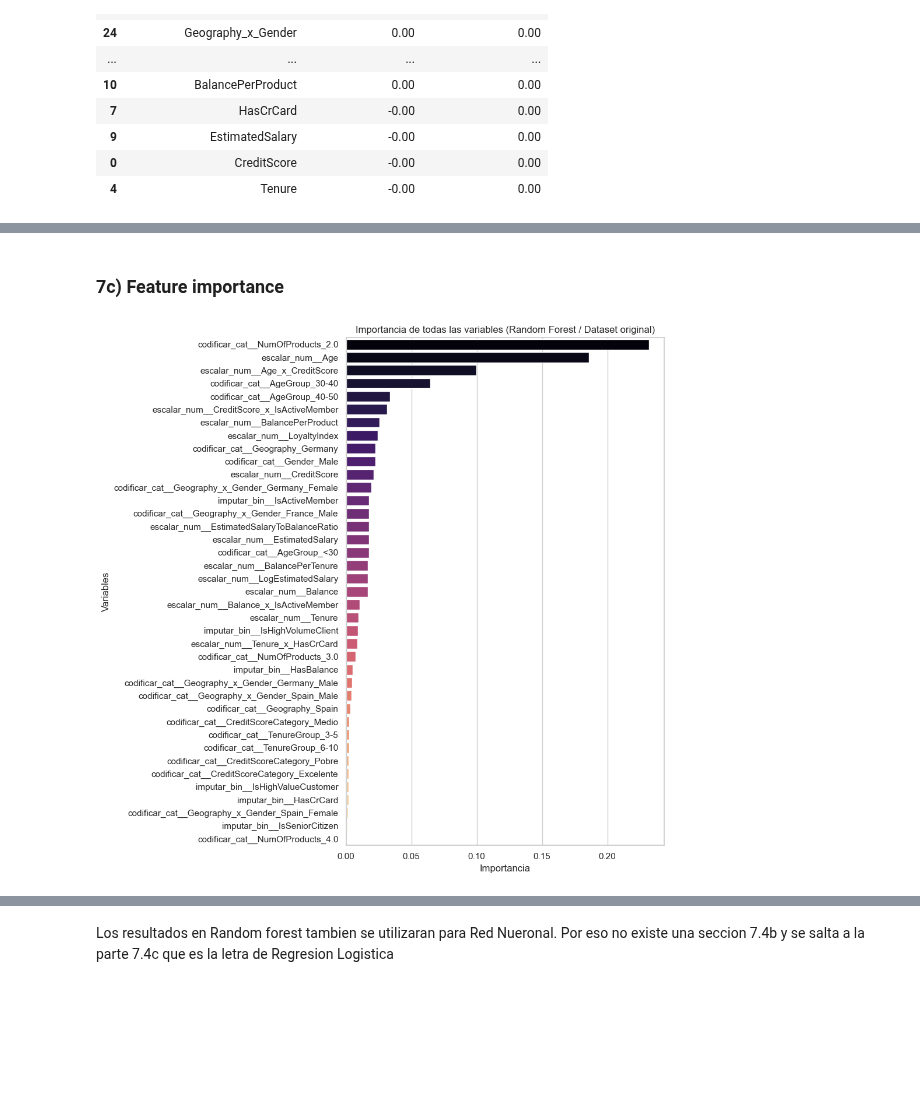
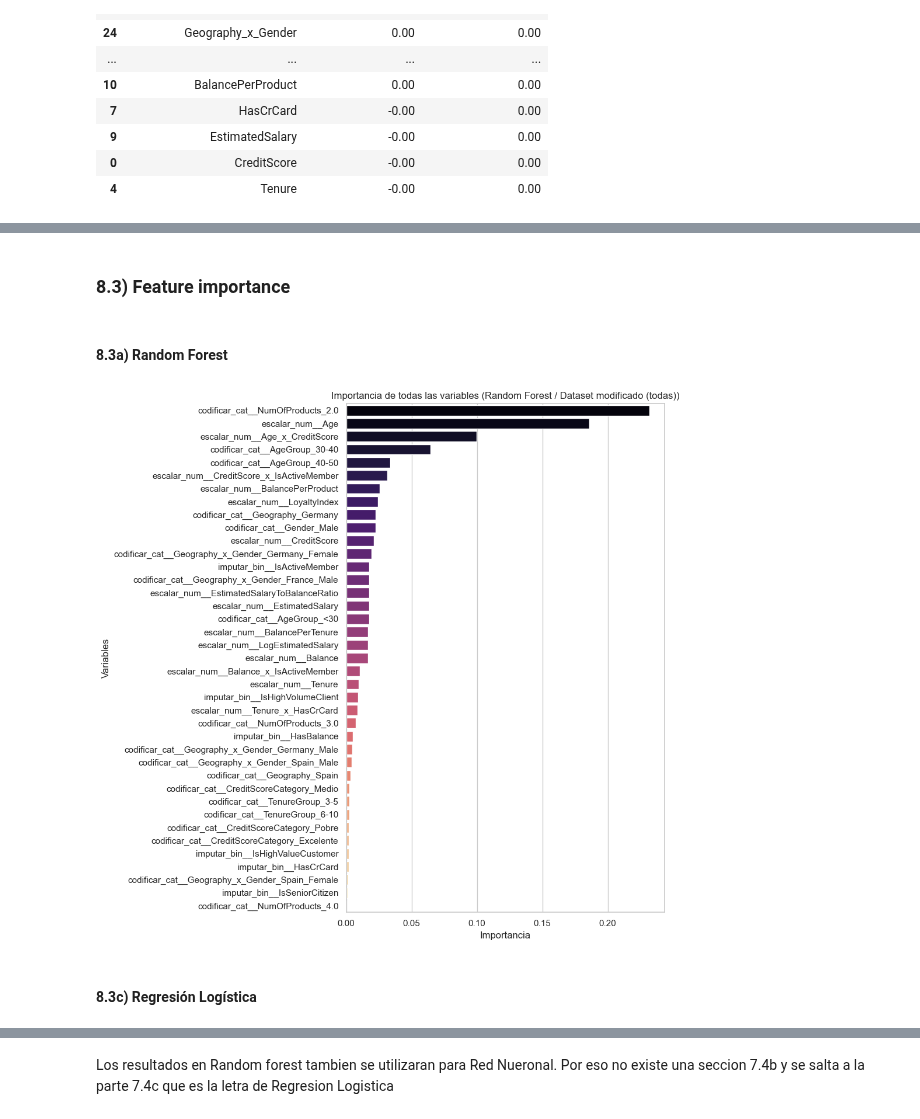
Before and after one commit to estebancardoso96/grupo_3, a Jupyter notebook: Principal_version_4.ipynb, the cells around one changed output, grey strips where cells are left out. Cells and saved outputs as stored; diff of their text form; code cells hidden in the pictures; blank space fills up the shorter version.

```diff
--- a/Principal_version_4.ipynb
+++ b/Principal_version_4.ipynb
@@ -1378,27 +1894,31 @@ Ranking numérico de impacto:
 # %% [markdown]
-### 7c) Feature importance
+### 8.3) Feature importance
+# %% [markdown]
+#### 8.3a) Random Forest
 # %%
 # Extraemos el modelo y el preprocesador del pipeline
 modelo = grid_rf_modif.best_estimator_.named_steps['clf']
 preprocesador = grid_rf_modif.best_estimator_.named_steps['pre']
 
 # Obtenemos los nombres de las columnas tras el procesamiento
 col_nombres = preprocesador.get_feature_names_out()
 
 # 3. Obtenemos las importancias
 importancias = modelo.feature_importances_
 
 # Creamos el dataFrame de importancia y la ordenamos de mayor a menor
 df_importancia = pd.DataFrame({'Variable': col_nombres, 'Importancia': importancias})
 df_importancia = df_importancia.sort_values(by='Importancia', ascending=False)
 
 # Graficamos todas las variables (calculamos la altura dinámicamente según el número de variables)
 plt.figure(figsize=(10, max(6, len(df_importancia) * 0.25)))
 sns.barplot(x='Importancia', y='Variable', data=df_importancia, palette='magma')
-plt.title('Importancia de todas las variables (Random Forest / Dataset original)')
+plt.title('Importancia de todas las variables (Random Forest / Dataset modificado (todas))')
 plt.xlabel('Importancia')
 plt.ylabel('Variables')
 plt.tight_layout()
 plt.show()
 # %% [output]
-[figure, old version]
+[figure, new version]
+# %% [markdown]
+#### 8.3c) Regresión Logística
```
Also changed, not shown: parts of 47 cells of this notebook.
